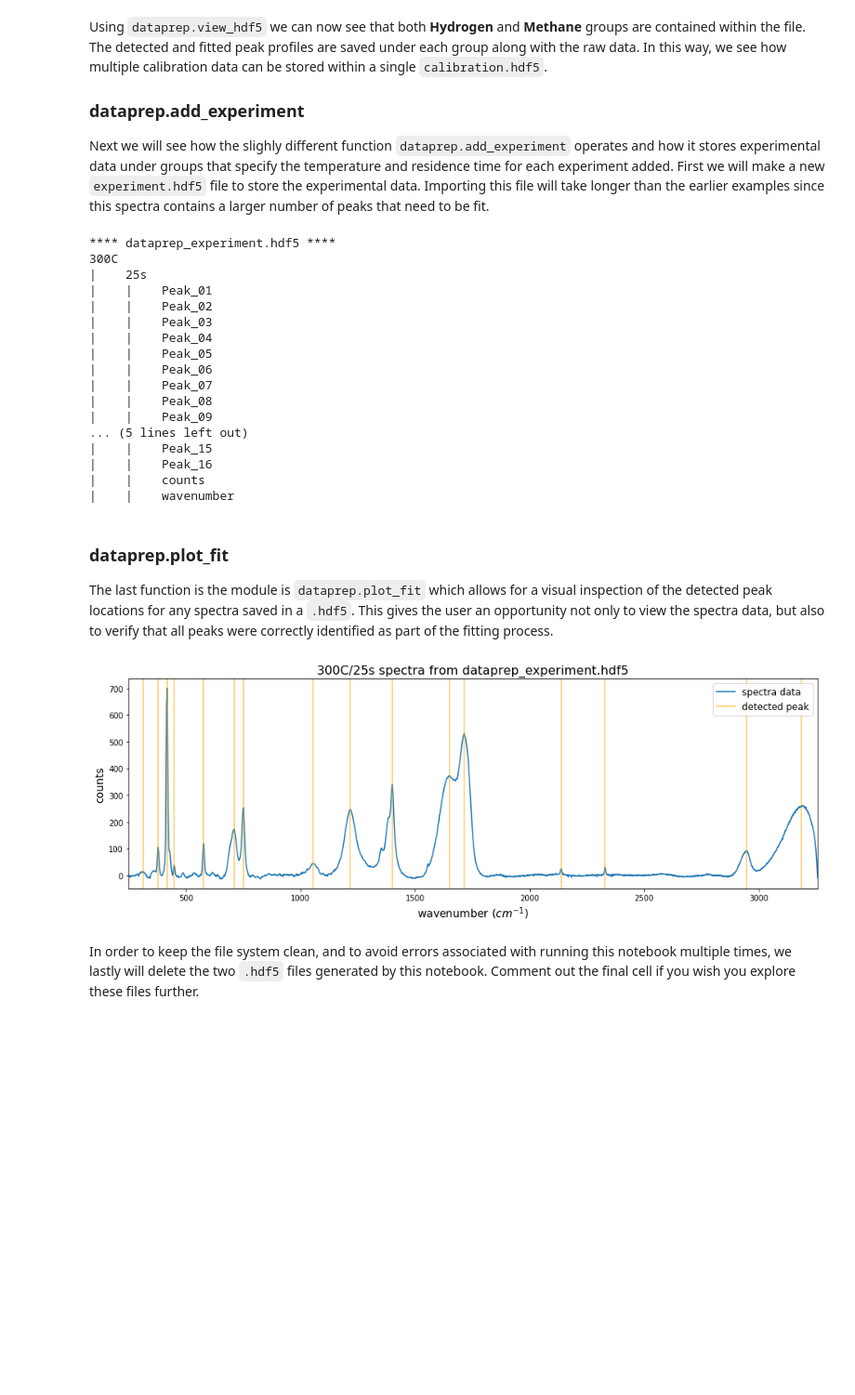
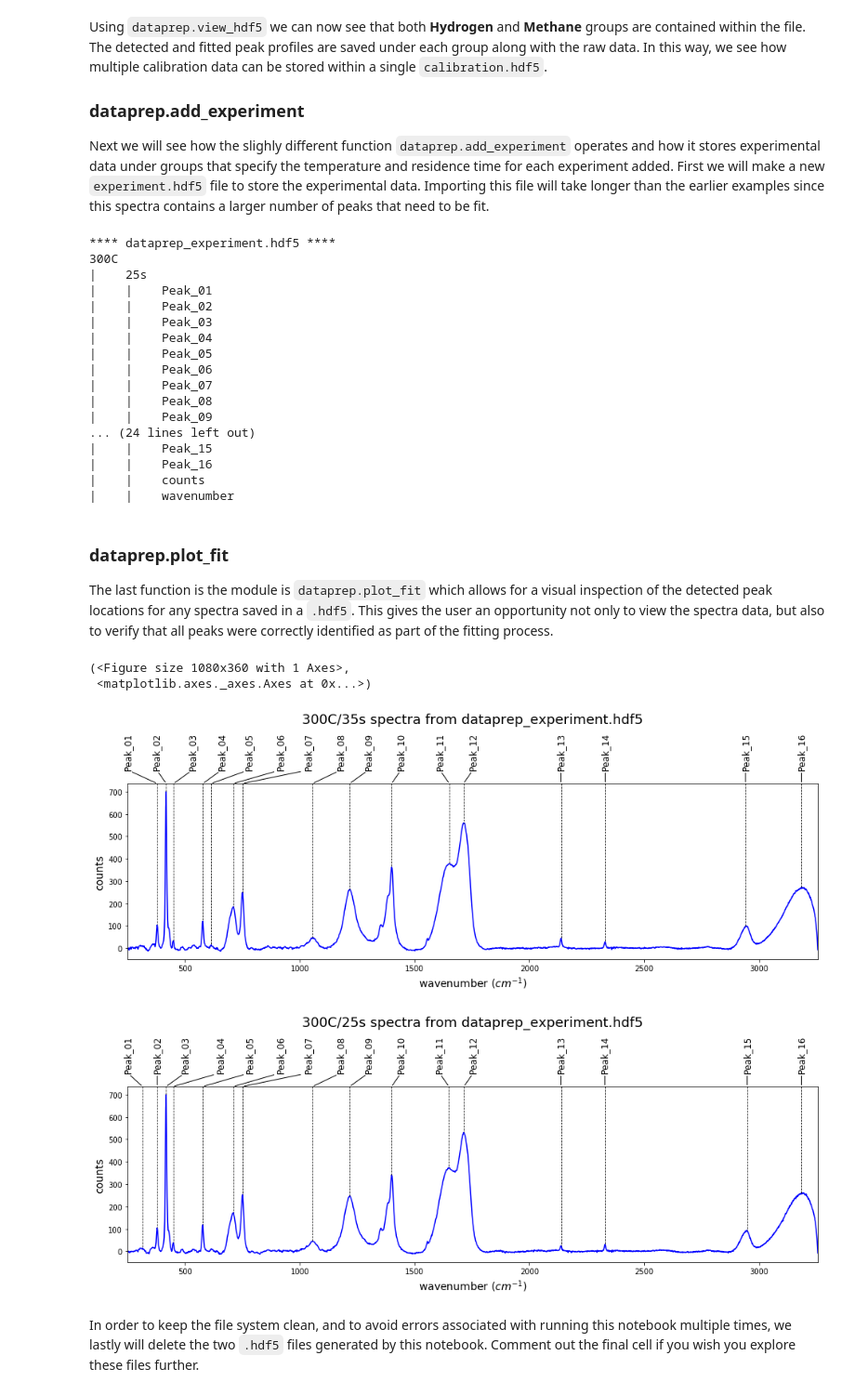
Before and after one commit to raman-noodles/raman-spectra-decomp-analysis, a Jupyter notebook: examples/dataprep_example.ipynb, the cells around one changed output. Shown: that part at 93% size. Saved outputs shown, nothing was run; the diff lists cells and outputs as text; code cells hidden in the pictures; blank space fills up the shorter version.

```diff
--- a/examples/dataprep_example.ipynb
+++ b/examples/dataprep_example.ipynb
@@ -27,7 +29,7 @@ dataprep.view_hdf5('dataprep_calibration.hdf5')
 There are two functions for adding data to a .hdf5 file. The first is `dataprep.add_calibration` and is used to add calibration data to a `calibration.hdf5`
 # %%
 dataprep.add_calibration('dataprep_calibration.hdf5',
-                         '../ramannoodles/tests/test_files/Hydrogen_Baseline_Calibration.xlsx',
+                         '../ramandecompy/tests/test_files/Hydrogen_Baseline_Calibration.xlsx',
                          label='Hydrogen')
 # %%
 dataprep.view_hdf5('dataprep_calibration.hdf5')
@@ -46,7 +55,7 @@ Now using `dataprep.view_hdf5` we can see that our `dataprep_calibration_hdf5` f
 Next we will add one more set of calibration data to `dataprep_calibration.hdf5`.
 # %%
 dataprep.add_calibration('dataprep_calibration.hdf5',
-                         '../ramannoodles/tests/test_files/Methane_Baseline_Calibration.xlsx',
+                         '../ramandecompy/tests/test_files/Methane_Baseline_Calibration.xlsx',
                          label='Methane')
 # %%
 dataprep.view_hdf5('dataprep_calibration.hdf5')
@@ -70,8 +79,9 @@ Using `dataprep.view_hdf5` we can now see that both **Hydrogen** and **Methane**
 
 Next we will see how the slighly different function `dataprep.add_experiment` operates and how it stores experimental data under groups that specify the temperature and residence time for each experiment added. First we will make a new `experiment.hdf5` file to store the experimental data. Importing this file will take longer than the earlier examples since this spectra contains a larger number of peaks that need to be fit.
 # %%
-dataprep.new_hdf5('dataprep_experiment')
-dataprep.add_experiment('dataprep_experiment.hdf5', '../ramannoodles/tests/test_files/FA_3.6wt__300C_25s.csv')
+#dataprep.new_hdf5('dataprep_experiment')
+#dataprep.add_experiment('dataprep_experiment.hdf5', '../ramandecompy/tests/test_files/FA_3.6wt__300C_25s.csv')
+dataprep.add_experiment('dataprep_experiment.hdf5', '../ramandecompy/tests/test_files/FA_3.6wt%_300C_35s.csv')
 # %%
 dataprep.view_hdf5('dataprep_experiment.hdf5')
 # %% [output]
@@ -87,7 +97,7 @@ dataprep.view_hdf5('dataprep_experiment.hdf5')
 |    |    Peak_07
 |    |    Peak_08
 |    |    Peak_09
-... (5 lines left out)
+... (24 lines left out)
 |    |    Peak_15
 |    |    Peak_16
 |    |    counts
@@ -97,9 +107,13 @@ dataprep.view_hdf5('dataprep_experiment.hdf5')
 
 The last function is the module is `dataprep.plot_fit` which allows for a visual inspection of the detected peak locations for any spectra saved in a `.hdf5`. This gives the user an opportunity not only to view the spectra data, but also to verify that all peaks were correctly identified as part of the fitting process.
 # %%
+dataprep.plot_fit('dataprep_experiment.hdf5', '300C/35s')
 dataprep.plot_fit('dataprep_experiment.hdf5', '300C/25s')
 # %% [output]
+(<Figure size 1080x360 with 1 Axes>,
+ <matplotlib.axes._axes.Axes at 0x...>)
-[figure, old version]
+[figure, new version]
+[figure, added]
 # %% [markdown]
 In order to keep the file system clean, and to avoid errors associated with running this notebook multiple times, we lastly will delete the two `.hdf5` files generated by this notebook. Comment out the final cell if you wish you explore these files further.
 # %%
```
Also changed, not shown: parts of 5 cells of this notebook, 8 other files.
